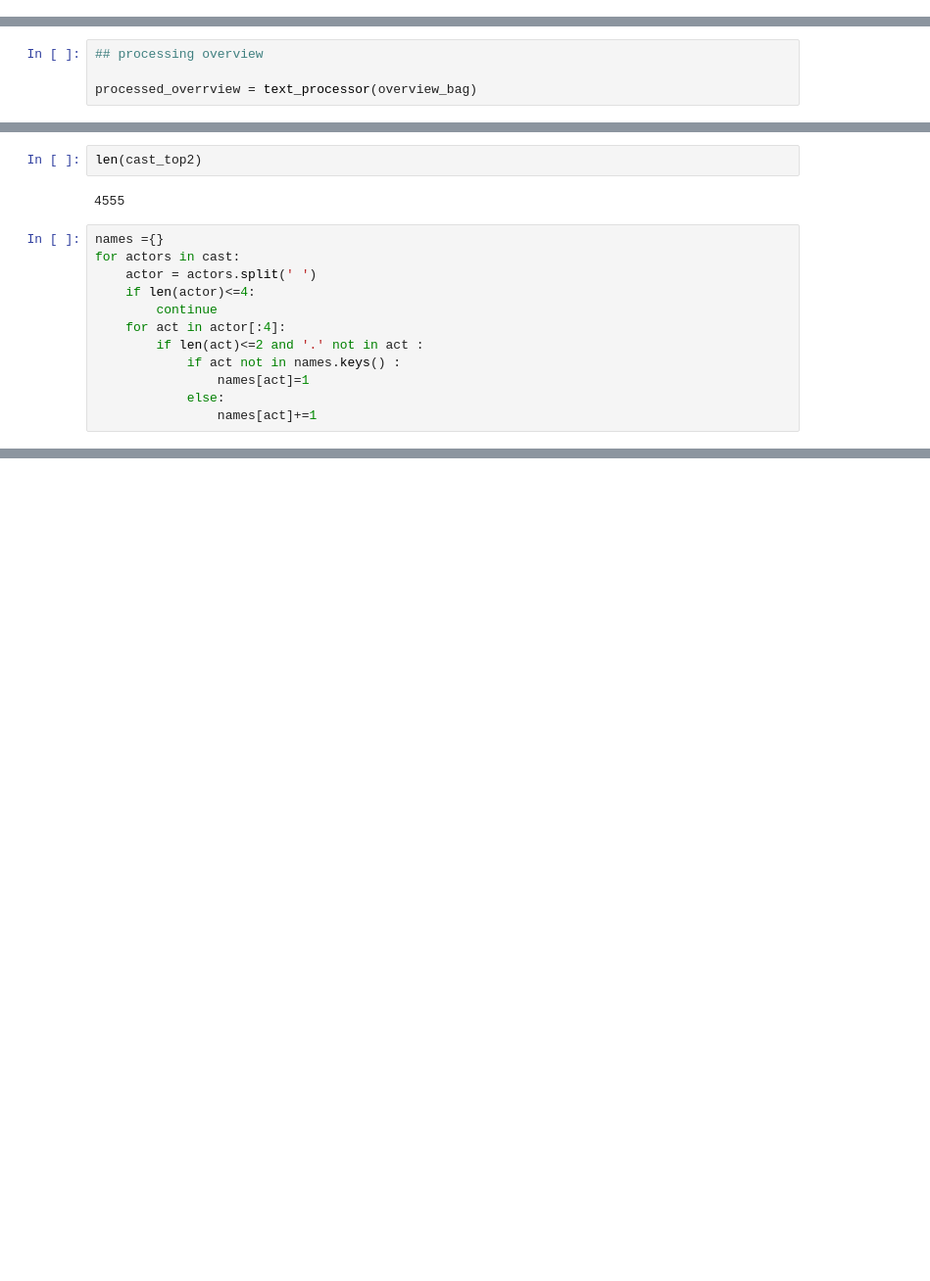
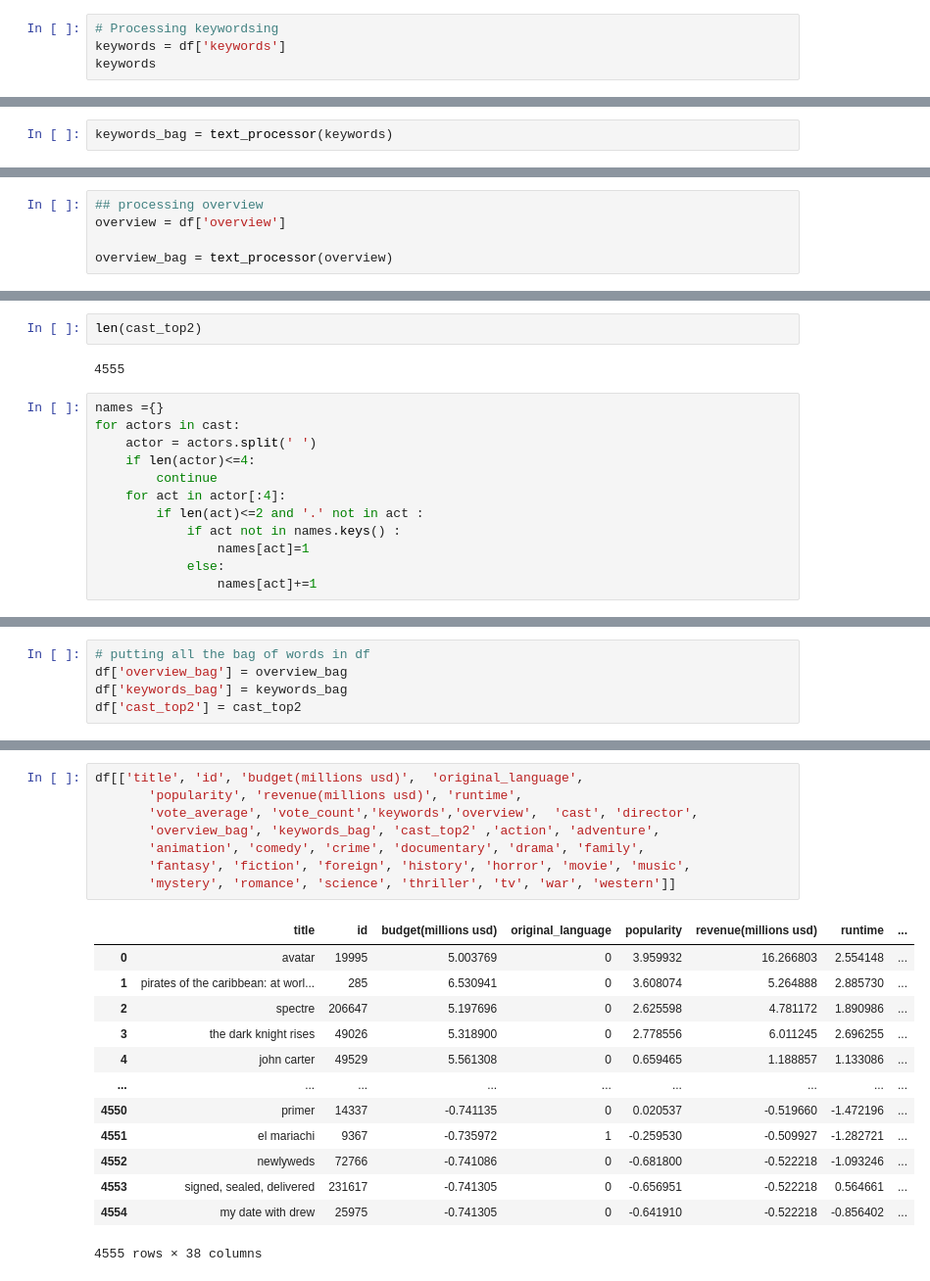
Before and after one commit to amitchavda17/movie_recommender, a Jupyter notebook: Movie_Recommender.ipynb, the cells around one changed output, grey strips where cells are left out. Shown: that part at 98% size. Saved outputs shown, nothing was run; the diff lists cells and outputs as text; blank space fills up the shorter version.

Commit message:
processed text features

```diff
--- a/Movie_Recommender.ipynb
+++ b/Movie_Recommender.ipynb
@@ -653,0 +647,4 @@ director =df['director']
+# %%
+# Processing keywordsing
+keywords = df['keywords']
+keywords
@@ -697,0 +684,2 @@ keyword_bag[:5]
+# %%
+keywords_bag = text_processor(keywords)
@@ -698,5 +702,6 @@ keyword_bag[:5]
 # %%
 ## processing overview
+overview = df['overview']
 
-processed_overrview = text_processor(overview_bag)
+overview_bag = text_processor(overview)
 # %%
@@ -846,0 +858,5 @@ text_vector  = []
+# %%
+# putting all the bag of words in df
+df['overview_bag'] = overview_bag
+df['keywords_bag'] = keywords_bag
+df['cast_top2'] = cast_top2
@@ -846,0 +874,22 @@ text_vector  = []
+# %%
+df[['title', 'id', 'budget(millions usd)',  'original_language',
+       'popularity', 'revenue(millions usd)', 'runtime',
+       'vote_average', 'vote_count','keywords','overview',  'cast', 'director',
+       'overview_bag', 'keywords_bag', 'cast_top2' ,'action', 'adventure',
+       'animation', 'comedy', 'crime', 'documentary', 'drama', 'family',
+       'fantasy', 'fiction', 'foreign', 'history', 'horror', 'movie', 'music',
+       'mystery', 'romance', 'science', 'thriller', 'tv', 'war', 'western']]
+# %% [output]
+|  | title | id | budget(millions usd) | original_language | popularity | revenue(millions usd) | runtime | ... |
+| 0 | avatar | 19995 | 5.003769 | 0 | 3.959932 | 16.266803 | 2.554148 | ... |
+| 1 | pirates of the caribbean: at worl... | 285 | 6.530941 | 0 | 3.608074 | 5.264888 | 2.885730 | ... |
+| 2 | spectre | 206647 | 5.197696 | 0 | 2.625598 | 4.781172 | 1.890986 | ... |
+| 3 | the dark knight rises | 49026 | 5.318900 | 0 | 2.778556 | 6.011245 | 2.696255 | ... |
+| 4 | john carter | 49529 | 5.561308 | 0 | 0.659465 | 1.188857 | 1.133086 | ... |
+| ... | ... | ... | ... | ... | ... | ... | ... | ... |
+| 4550 | primer | 14337 | -0.741135 | 0 | 0.020537 | -0.519660 | -1.472196 | ... |
+| 4551 | el mariachi | 9367 | -0.735972 | 1 | -0.259530 | -0.509927 | -1.282721 | ... |
+| 4552 | newlyweds | 72766 | -0.741086 | 0 | -0.681800 | -0.522218 | -1.093246 | ... |
+| 4553 | signed, sealed, delivered | 231617 | -0.741305 | 0 | -0.656951 | -0.522218 | 0.564661 | ... |
+| 4554 | my date with drew | 25975 | -0.741305 | 0 | -0.641910 | -0.522218 | -0.856402 | ... |
+4555 rows × 38 columns
```
Also changed, not shown: parts of 50 cells of this notebook.
